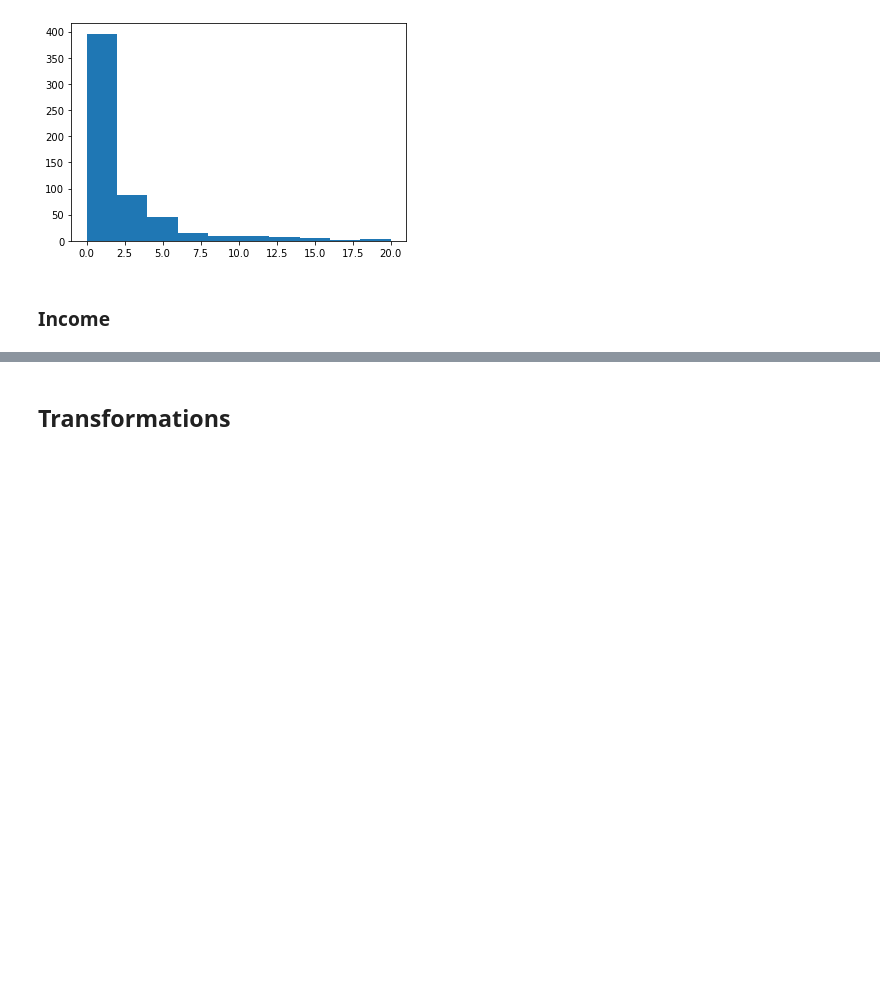
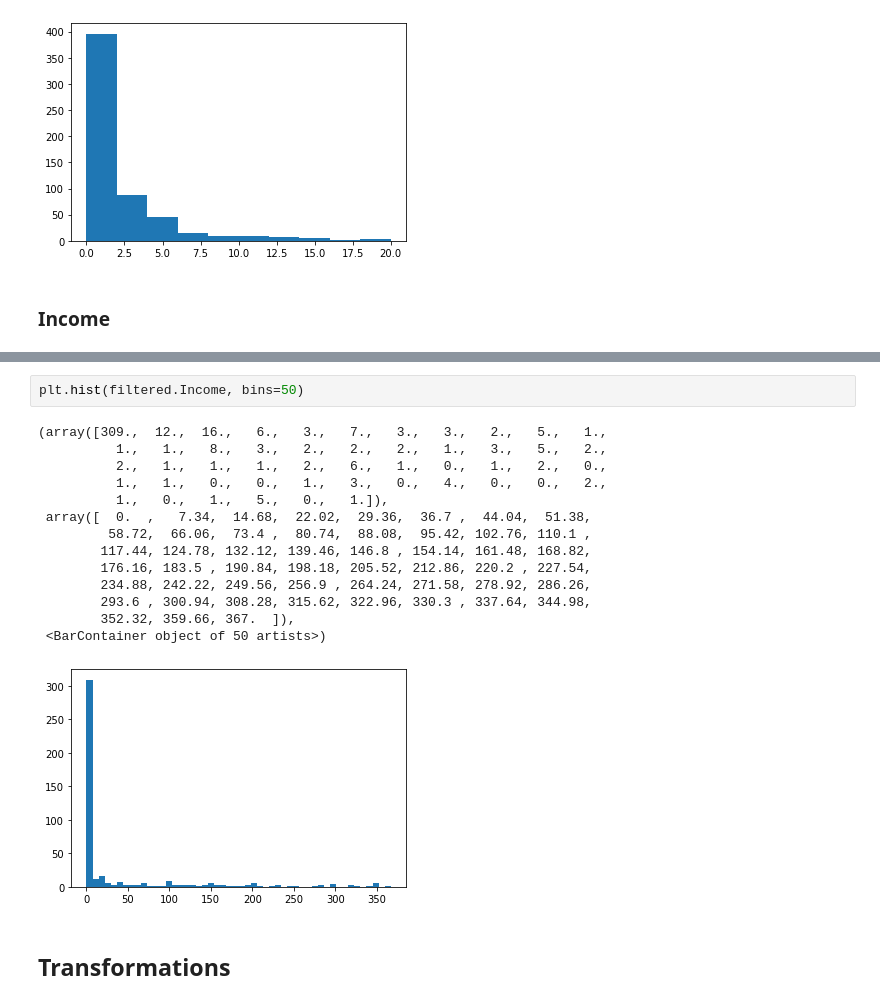
Before and after one commit to ruivieira/benchmark-models, a Jupyter notebook: minimal-numerical/notebooks/01-data-exploration.ipynb, the cells around one changed output, grey strips where cells are left out. Saved outputs shown, nothing was run; the diff lists cells and outputs as text; blank space fills up the shorter version.

```diff
--- a/minimal-numerical/notebooks/01-data-exploration.ipynb
+++ b/minimal-numerical/notebooks/01-data-exploration.ipynb
@@ -131,3 +160,20 @@ plt.hist(df.Income, bins=50)
+# %%
+plt.hist(filtered.Income, bins=50)
+# %% [output]
+(array([309.,  12.,  16.,   6.,   3.,   7.,   3.,   3.,   2.,   5.,   1.,
+          1.,   1.,   8.,   3.,   2.,   2.,   2.,   1.,   3.,   5.,   2.,
+          2.,   1.,   1.,   1.,   2.,   6.,   1.,   0.,   1.,   2.,   0.,
+          1.,   1.,   0.,   0.,   1.,   3.,   0.,   4.,   0.,   0.,   2.,
+          1.,   0.,   1.,   5.,   0.,   1.]),
+ array([  0.  ,   7.34,  14.68,  22.02,  29.36,  36.7 ,  44.04,  51.38,
+         58.72,  66.06,  73.4 ,  80.74,  88.08,  95.42, 102.76, 110.1 ,
+        117.44, 124.78, 132.12, 139.46, 146.8 , 154.14, 161.48, 168.82,
+        176.16, 183.5 , 190.84, 198.18, 205.52, 212.86, 220.2 , 227.54,
+        234.88, 242.22, 249.56, 256.9 , 264.24, 271.58, 278.92, 286.26,
+        293.6 , 300.94, 308.28, 315.62, 322.96, 330.3 , 337.64, 344.98,
+        352.32, 359.66, 367.  ]),
+ <BarContainer object of 50 artists>)
+[figure, added]
 # %% [markdown]
 ## Transformations
 # %% [markdown]
```
Also changed, not shown: parts of 11 cells of this notebook.
